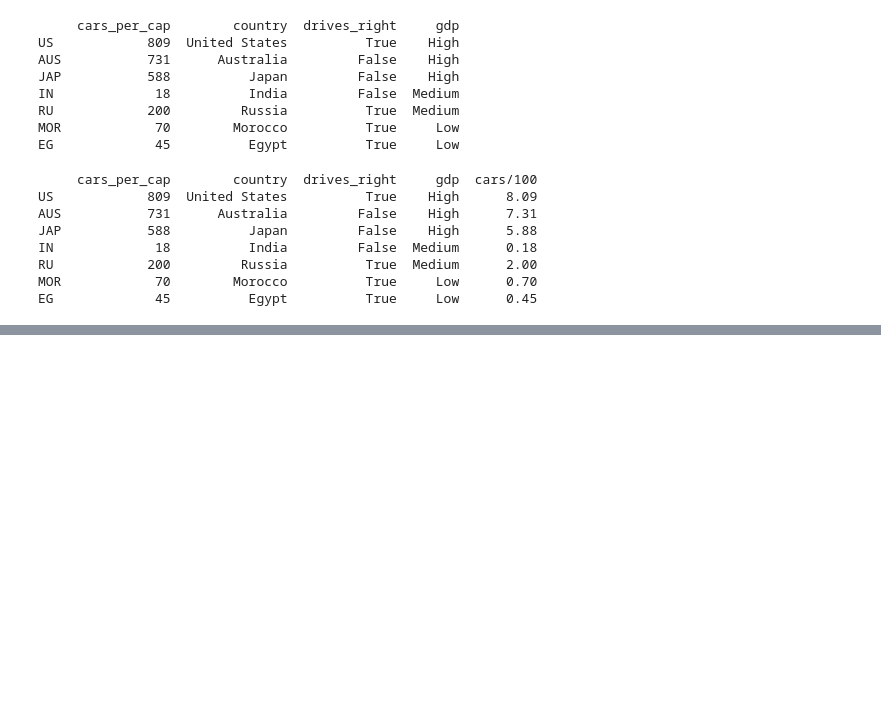
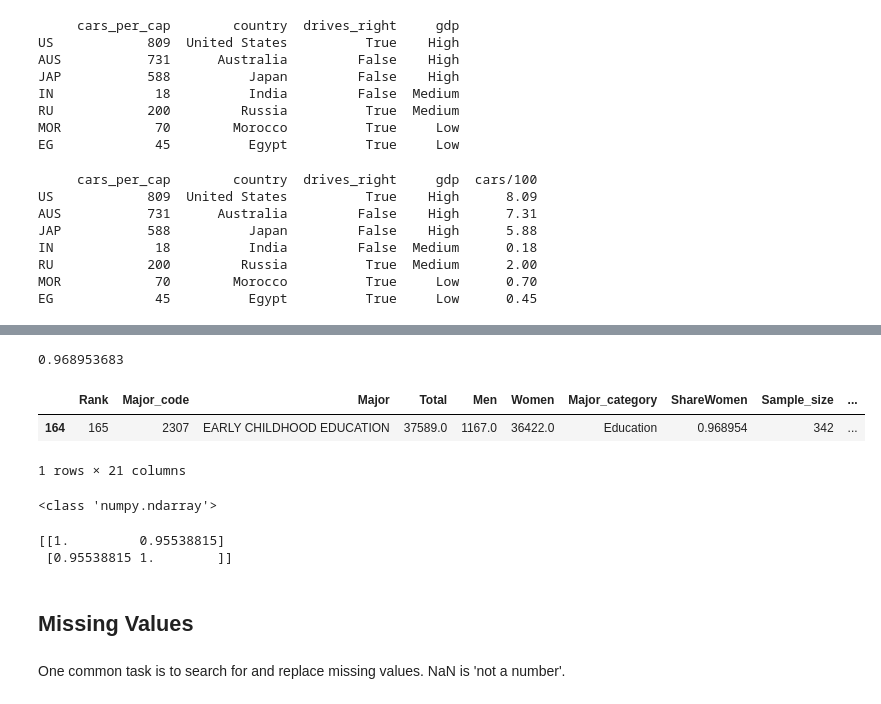
Before and after one commit to LRS4/Python-DataScience, a Jupyter notebook: Pandas.ipynb, the cells around one changed output, grey strips where cells are left out. Cells and saved outputs as stored; diff of their text form; code cells hidden in the pictures; blank space fills up the shorter version.

```diff
--- a/Pandas.ipynb
+++ b/Pandas.ipynb
@@ -85,0 +166,29 @@ EG             45          Egypt          True     Low      0.45
+# %%
+# find the max share of women in a major with numpy
+print(recent_grads['ShareWomen'].max())
+
+# use loc & idxmax for max of ShareWomen and a series of the other data
+recent_grads.loc[recent_grads[['ShareWomen']].idxmax()]
+# %% [output]
+0.968953683
+|  | Rank | Major_code | Major | Total | Men | Women | Major_category | ShareWomen | Sample_size | ... |
+| 164 | 165 | 2307 | EARLY CHILDHOOD EDUCATION | 37589.0 | 1167.0 | 36422.0 | Education | 0.968954 | 342 | ... |
+1 rows × 21 columns
+# %%
+# convert a Pandas sub-DataFrame to a Numpy Array
+recent_grads_np = np.array(recent_grads[['Unemployed', 'Low_wage_jobs']])
+print(type(recent_grads_np))
+# %% [output]
+<class 'numpy.ndarray'>
+# %%
+# find out if there is a correlation between low wage jobs and unemployment here (-1 to 1)
+print(np.corrcoef(recent_grads_np[:,0],recent_grads_np[:,1]))
+
+# the result is a strong correlation 0.96
+# %% [output]
+[[1.         0.95538815]
+ [0.95538815 1.        ]]
+# %% [markdown]
+## Missing Values
+# %% [markdown]
+One common task is to search for and replace missing values. NaN is 'not a number'.
```
Also changed, not shown: parts of 10 cells of this notebook.
